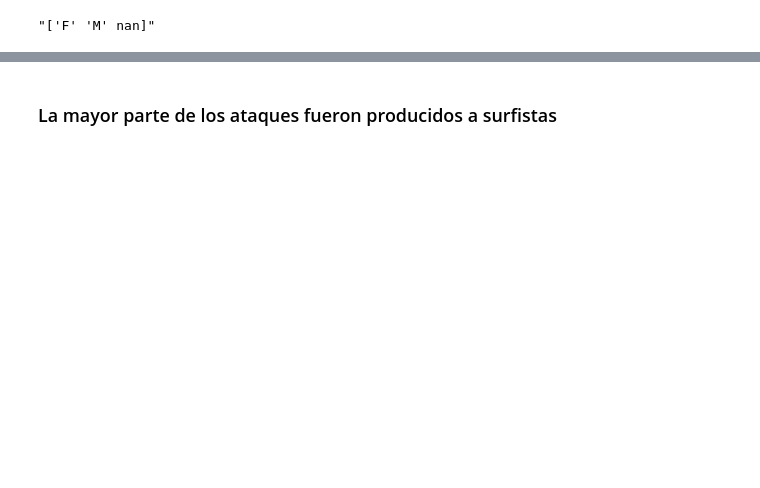
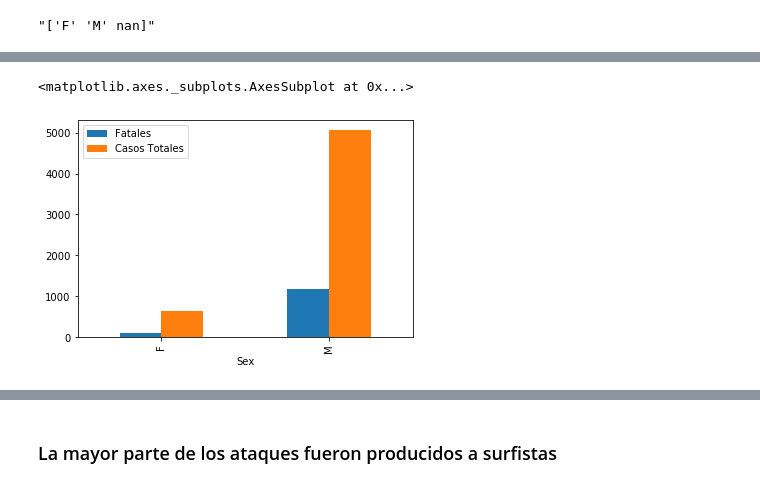
Before and after one commit to silviaherf/data-cleaning-pandas, a Jupyter notebook: Sharks_analysis.ipynb, the cells around one changed output, grey strips where cells are left out. Saved outputs shown, nothing was run; the diff lists cells and outputs as text; code cells hidden in the pictures; blank space fills up the shorter version.

```diff
--- a/Sharks_analysis.ipynb
+++ b/Sharks_analysis.ipynb
@@ -272,0 +425,2 @@ genero
+# %%
+tabla_fatal=df_clean[df_clean['Fatal']=='Y'][['Sex','Case']]
@@ -284 +452,6 @@ tabla_sexo.plot.bar()
+# %%
+tablas.plot.bar()
+# %% [output]
+<matplotlib.axes._subplots.AxesSubplot at 0x...>
+[figure, added]
 # %%
```
Also changed, not shown: parts of 28 cells of this notebook, 1 other file.
